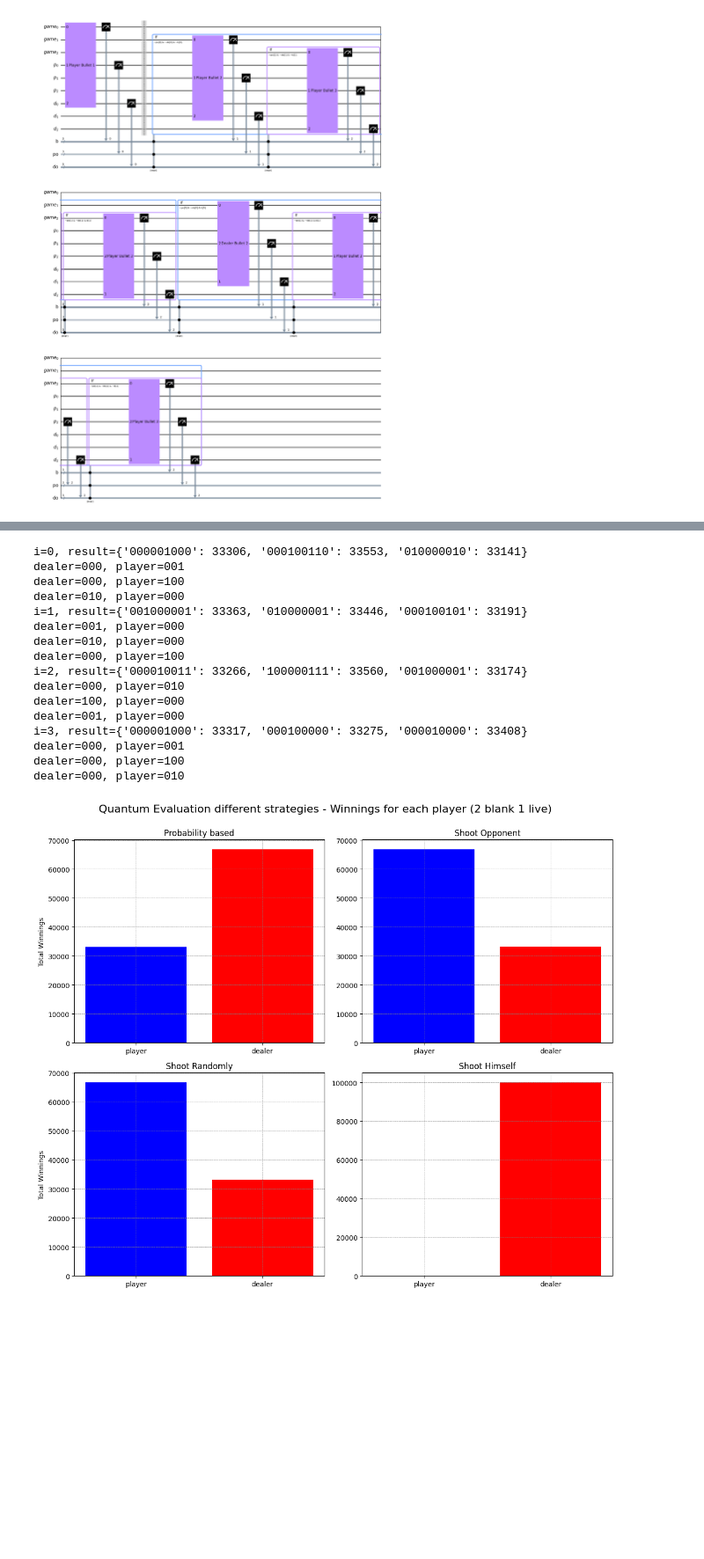
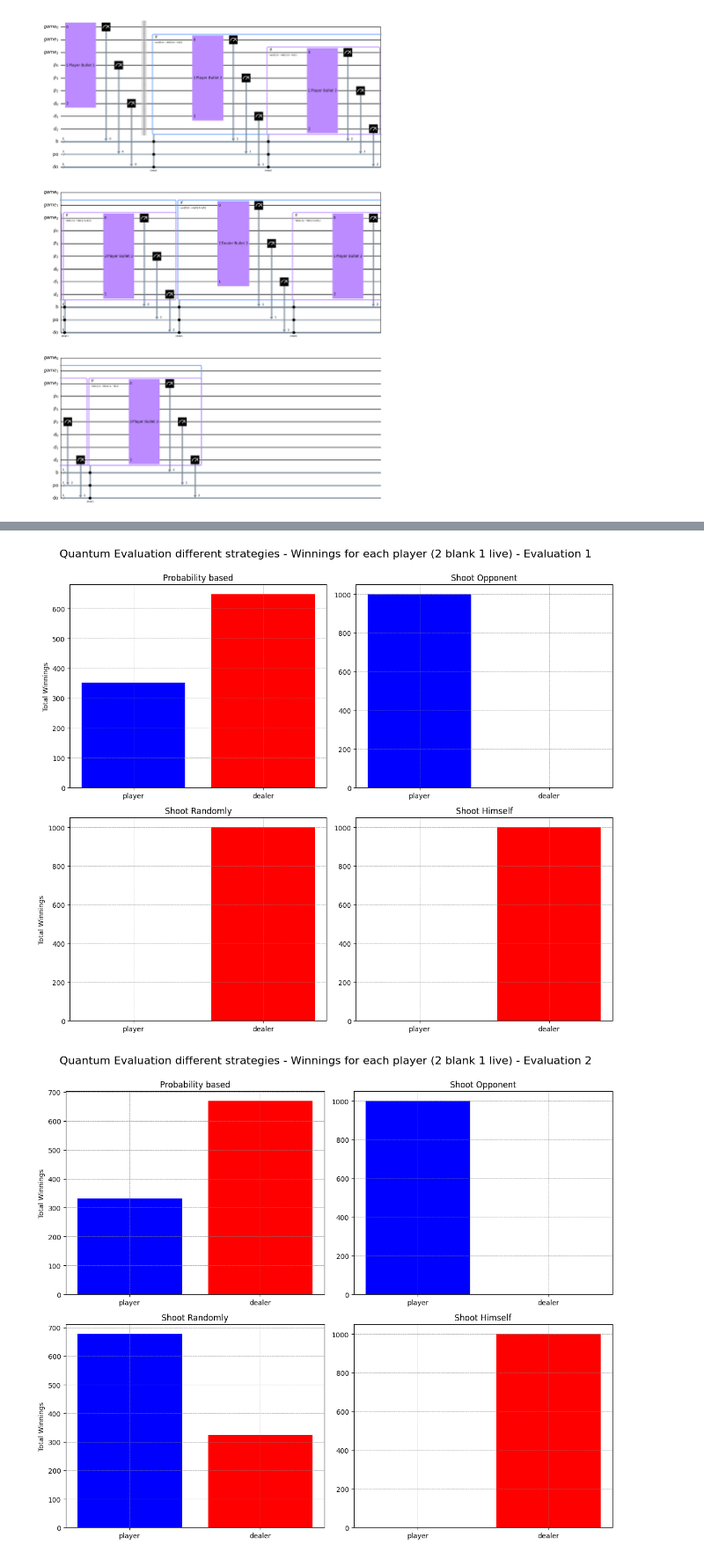
Before and after one commit to Dpbm/qbuck, a Jupyter notebook: buckshot-roulette.ipynb, the cells around one changed output, grey strips where cells are left out. Shown: that part at 88% size. Saved outputs shown, nothing was run; the diff lists cells and outputs as text; code cells hidden in the pictures; blank space fills up the shorter version.

Commit message:
testing divergent results

```diff
--- a/buckshot-roulette.ipynb
+++ b/buckshot-roulette.ipynb
@@ -365,3 +401,5 @@ qc.draw('mpl', style="clifford", filename="quantum-buckshot-roulette-circuit.png
 sim = AerSimulator()
 sampler = SamplerV2()
 pm = generate_preset_pass_manager(backend=sim, optimization_level=2)
+# %%
+Meas = Dict[str, int]
@@ -384,37 +475,3 @@ Simulating player 4
 # %%
 with open("quantum-aer-sim-results.json", "w") as file:
     json.dump(results, file)
-# %%
-# clean results
-winnings = {}
-for i,result in enumerate(results):
-    strategy_handle = 'strategy_%d'%(i+1)
-    winnings[strategy_handle] = {'player':0, 'dealer':0}
-
-    print("i=%d, result=%s"%(i,result))
-    for bit_string, total in result.items():
-        dealer_string = bit_string[:3]
-        player_string = bit_string[3:6]
-        print("dealer=%s, player=%s"%(dealer_string, player_string))
-
-        if('1' in dealer_string):
-            winnings[strategy_handle]['player'] += total
-        elif('1' in player_string):
-            winnings[strategy_handle]['dealer'] += total
-# %% [output]
-i=0, result={'000001000': 33306, '000100110': 33553, '010000010': 33141}
-dealer=000, player=001
-dealer=000, player=100
-dealer=010, player=000
-i=1, result={'001000001': 33363, '010000001': 33446, '000100101': 33191}
-dealer=001, player=000
-dealer=010, player=000
-dealer=000, player=100
-i=2, result={'000010011': 33266, '100000111': 33560, '001000001': 33174}
-dealer=000, player=010
-dealer=100, player=000
-dealer=001, player=000
-i=3, result={'000001000': 33317, '000100000': 33275, '000010000': 33408}
-dealer=000, player=001
-dealer=000, player=100
-dealer=000, player=010
@@ -424,22 +478,25 @@ with open("clean-quantum-aer-sim-results.json", "w") as file:
 # %%
 
-plt.figure(figsize=(12,10))
-plt.suptitle("Quantum Evaluation different strategies - Winnings for each player (2 blank 1 live)", y=1, fontsize=16)
+for eval_i in range(total_evals):
+    results_i = results["eval%d"%(eval_i)]
 
+    plt.figure(figsize=(12,10))
+    plt.suptitle("Quantum Evaluation different strategies - Winnings for each player (2 blank 1 live) - Evaluation %d"%(eval_i+1), y=1, fontsize=16)
 
-for i,(result, strategy) in enumerate(zip(winnings.values(), ("Probability based", "Shoot Opponent", "Shoot Randomly", "Shoot Himself"))):
-    plt.subplot(2,2,i+1)
+    for i,(result, strategy) in enumerate(zip(results_i, ("Probability based", "Shoot Opponent", "Shoot Randomly", "Shoot Himself"))):
+        plt.subplot(2,2,i+1)
 
-    plt.title(strategy)
+        plt.title(strategy)
 
-    if(i % 2 == 0):
-        plt.ylabel("Total Winnings")
+        if(i % 2 == 0):
+            plt.ylabel("Total Winnings")
 
-    plt.bar(x=result.keys(), height=result.values(), label=colors.keys(), color=colors.values())
-    plt.grid(color='gray', linestyle='--', linewidth=0.5, which='both')
+        plt.bar(x=result.keys(), height=result.values(), label=colors.keys(), color=colors.values())
+        plt.grid(color='gray', linestyle='--', linewidth=0.5, which='both')
 
-plt.tight_layout()
-plt.savefig("2-blank-1-live-sim-quantum.png", bbox_inches="tight")
-plt.show()
+    plt.tight_layout()
+    plt.savefig("2-blank-1-live-sim-quantum-eval-%d.png"%(eval_i), bbox_inches="tight")
+    plt.show()
 # %% [output]
-[figure, old version]
+[figure, new version]
+[figure, added]
```
Also changed, not shown: parts of 11 cells of this notebook, 12 other files.
